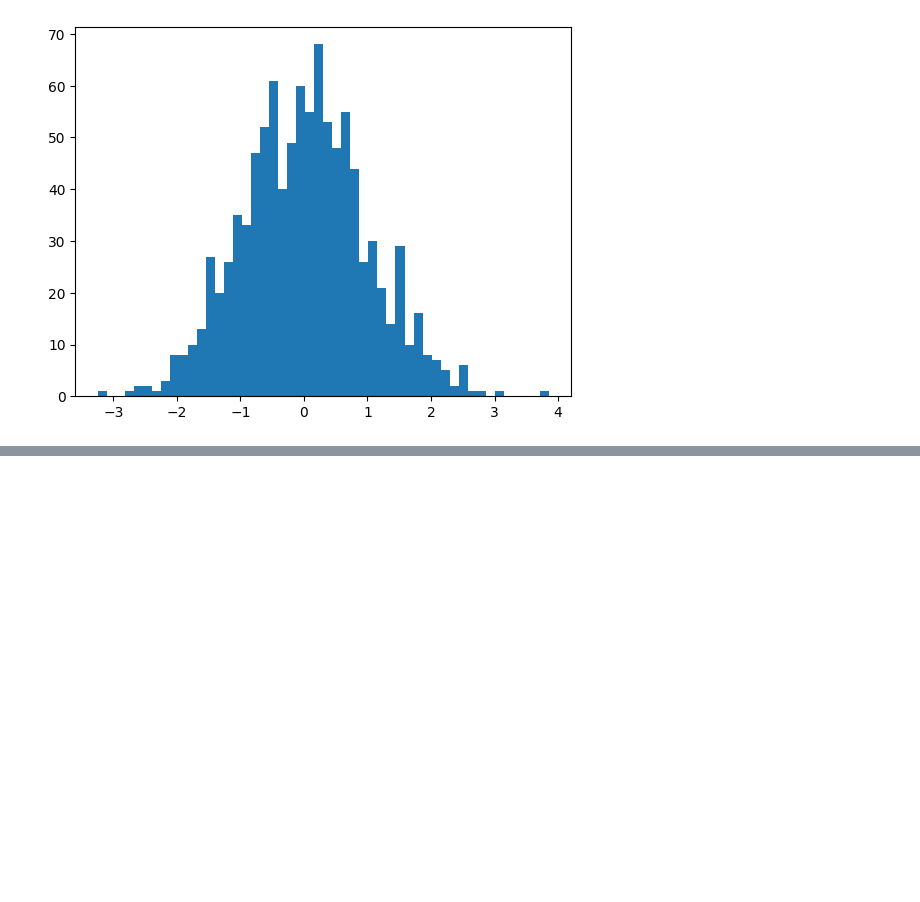
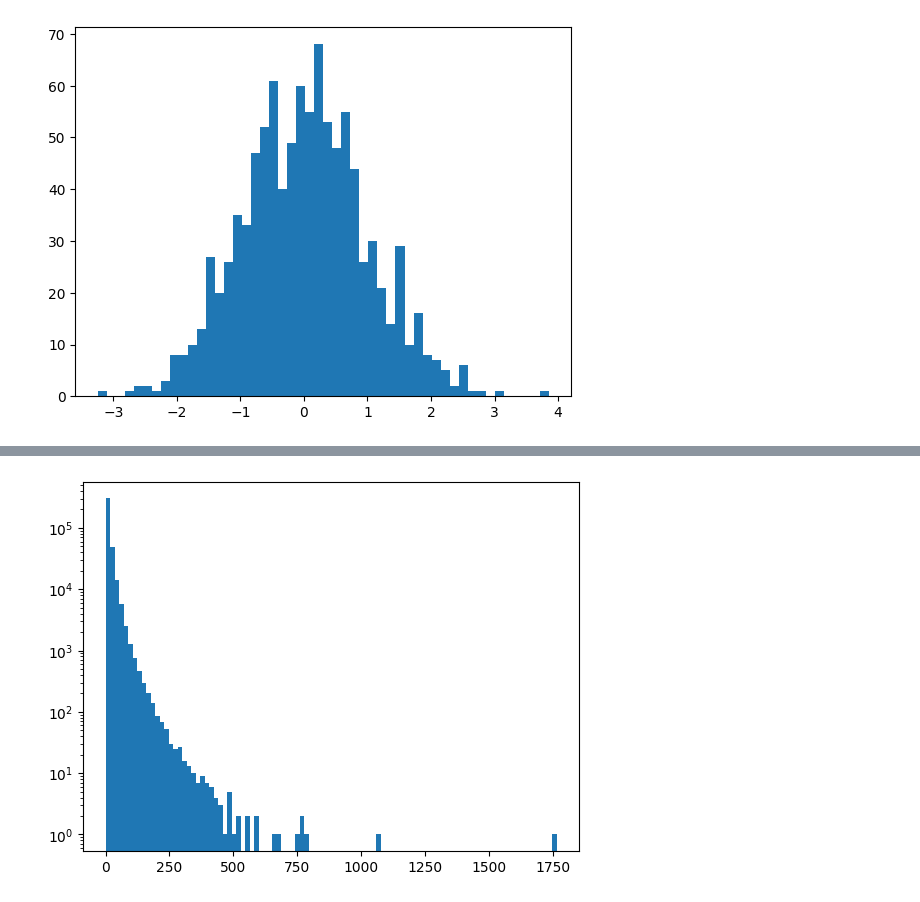
Before and after one commit to seha111111/data_anal, a Jupyter notebook: ch04.ipynb, the cells around one changed output, grey strips where cells are left out. Saved outputs shown, nothing was run; the diff lists cells and outputs as text; code cells hidden in the pictures; blank space fills up the shorter version.

```diff
--- a/ch04.ipynb
+++ b/ch04.ipynb
@@ -321,0 +340,6 @@ plt.show()
+# %%
+plt.hist(ns_book7["대출건수"], bins=100)
+plt.yscale("log")
+plt.show()
+# %% [output]
+[figure, added]
```
Also changed, not shown: parts of 8 cells of this notebook.
